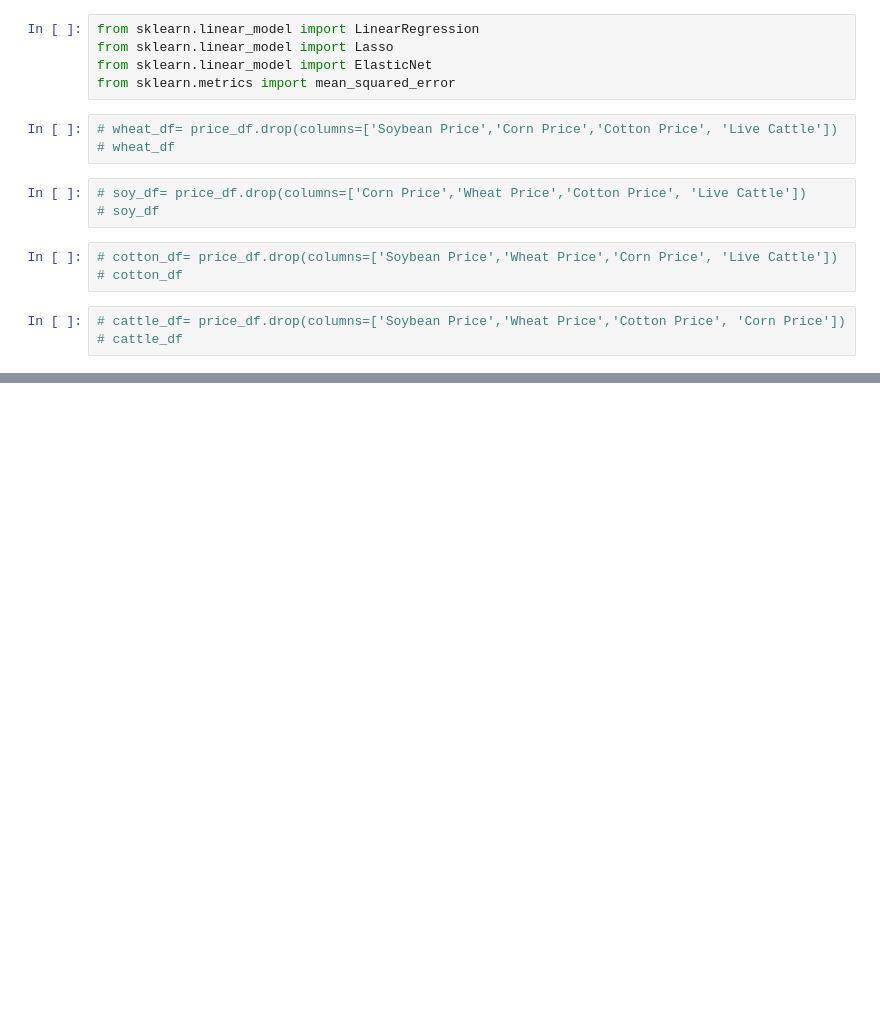
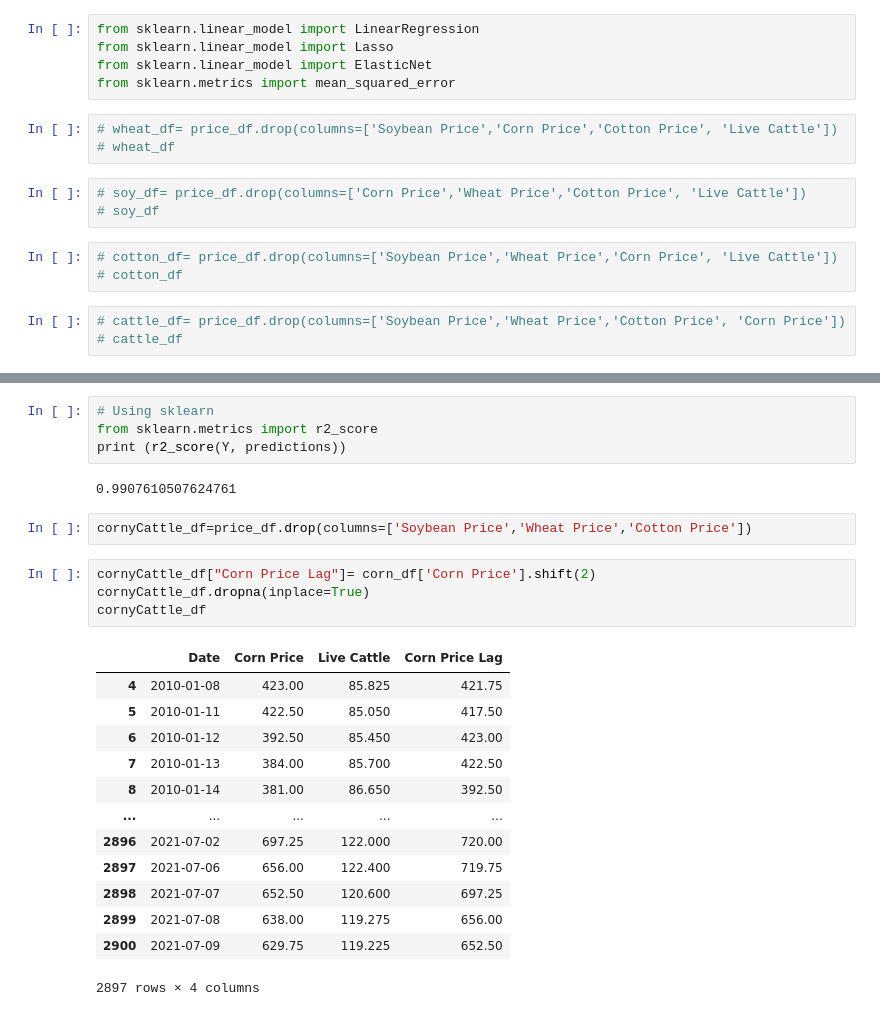
Before and after one commit to FabulousErin/Project_2, a Jupyter notebook: Prediction_Price_ML.ipynb, the cells around one changed output, grey strips where cells are left out. Drawn from its saved outputs; the diff is of its cells as text; blank space fills up the shorter version.

```diff
--- a/Prediction_Price_ML.ipynb
+++ b/Prediction_Price_ML.ipynb
@@ -184,3 +180,29 @@ plt.title("Price Forecast Based on Previous Price")
 178.22934891990516
 Text(0.5, 1.0, 'Price Forecast Based on Previous Price')
 [figure]
+# %%
+# Using sklearn
+from sklearn.metrics import r2_score
+print (r2_score(Y, predictions))
+# %% [output]
+0.9907610507624761
+# %%
+cornyCattle_df=price_df.drop(columns=['Soybean Price','Wheat Price','Cotton Price'])
+# %%
+cornyCattle_df["Corn Price Lag"]= corn_df['Corn Price'].shift(2)
+cornyCattle_df.dropna(inplace=True)
+cornyCattle_df
+# %% [output]
+|  | Date | Corn Price | Live Cattle | Corn Price Lag |
+| 4 | 2010-01-08 | 423.00 | 85.825 | 421.75 |
+| 5 | 2010-01-11 | 422.50 | 85.050 | 417.50 |
+| 6 | 2010-01-12 | 392.50 | 85.450 | 423.00 |
+| 7 | 2010-01-13 | 384.00 | 85.700 | 422.50 |
+| 8 | 2010-01-14 | 381.00 | 86.650 | 392.50 |
+| ... | ... | ... | ... | ... |
+| 2896 | 2021-07-02 | 697.25 | 122.000 | 720.00 |
+| 2897 | 2021-07-06 | 656.00 | 122.400 | 719.75 |
+| 2898 | 2021-07-07 | 652.50 | 120.600 | 697.25 |
+| 2899 | 2021-07-08 | 638.00 | 119.275 | 656.00 |
+| 2900 | 2021-07-09 | 629.75 | 119.225 | 652.50 |
+2897 rows × 4 columns
```
Also changed, not shown: parts of 7 cells of this notebook, 2 other files.
